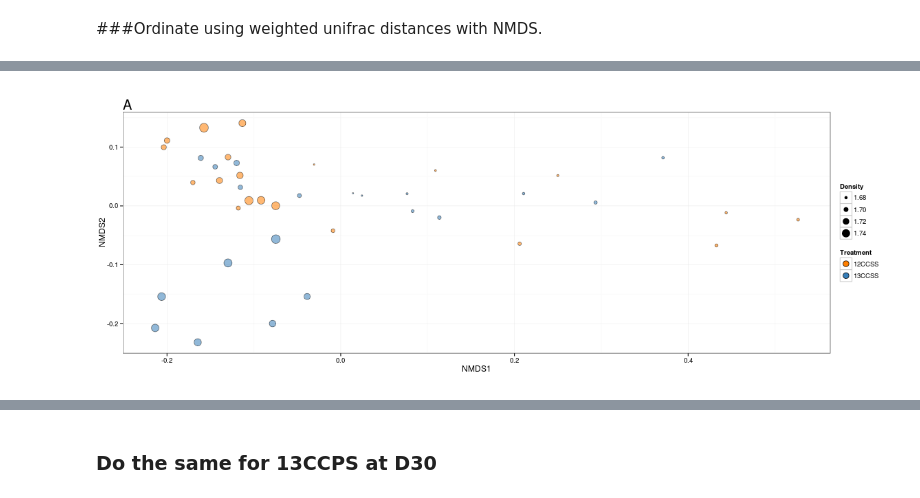
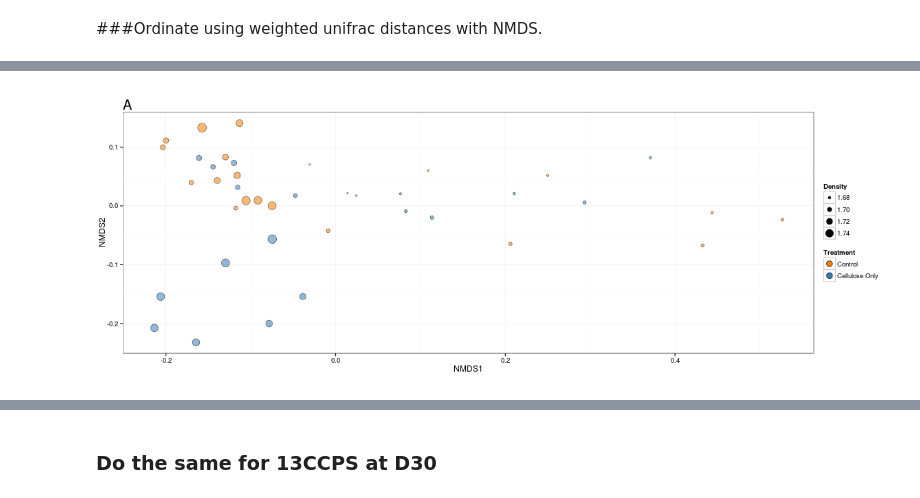
Before and after one commit to acampbellina/single_substrate, a Jupyter notebook: ordination_bytreatmentD30.ipynb, the cells around one changed output, grey strips where cells are left out. Saved outputs shown, nothing was run; the diff lists cells and outputs as text; code cells hidden in the pictures.

```diff
--- a/ordination_bytreatmentD30.ipynb
+++ b/ordination_bytreatmentD30.ipynb
@@ -86,26 +94,28 @@ Run 7 stress 0.06235123
 # %%
 %%R -w 16 -h 6 -u in
 
 colours = c("#ff7f00", "#377eb8")
 
 df = plot_ordination(physeq.SS.thresh, nmds, justDF = TRUE)
 df$Density = as.numeric(as.character(df$Density))
 
 p1 = ggplot(df, aes(x = NMDS1, y = NMDS2))
 p1 = p1 + geom_point(aes(fill = Treatment, size = Density, alpha = 0.85), shape=21)
-p1 = p1 + scale_fill_manual(values = colours)
+p1 = p1 + scale_fill_manual(values = colours,
+                            breaks=c("12CCSS", "13CCSS"),
+                            labels=c("Control", "Cellulose Only"))
 p1 = p1 + guides(alpha = FALSE)
 p1 = p1 + scale_size_area(aesthetics = "Density")
 p1 = p1 + ggtitle("A")
 p1 = p1 + guides(fill = guide_legend(override.aes = list(size = 4)))
 p1 = p1 + guides(size = guide_legend(override.aes = list(fill = "black")))
 p1 = p1 + theme_bw()
 p1 = p1 + theme(plot.margin = unit(c(1,0,1,0), "lines"))
 p1 = p1 + theme(plot.title = element_text(hjust = 0, size = 20))
 
 p1
 # %% [output]
-[figure, old version]
+[figure, new version]
 # %%
 %%R
 physeq.thresh.SSheavy = prune_samples(sample_data(physeq.SS.thresh)$Density >= 1.725, physeq.SS.thresh)
```
Also changed, not shown: parts of 17 cells of this notebook.
